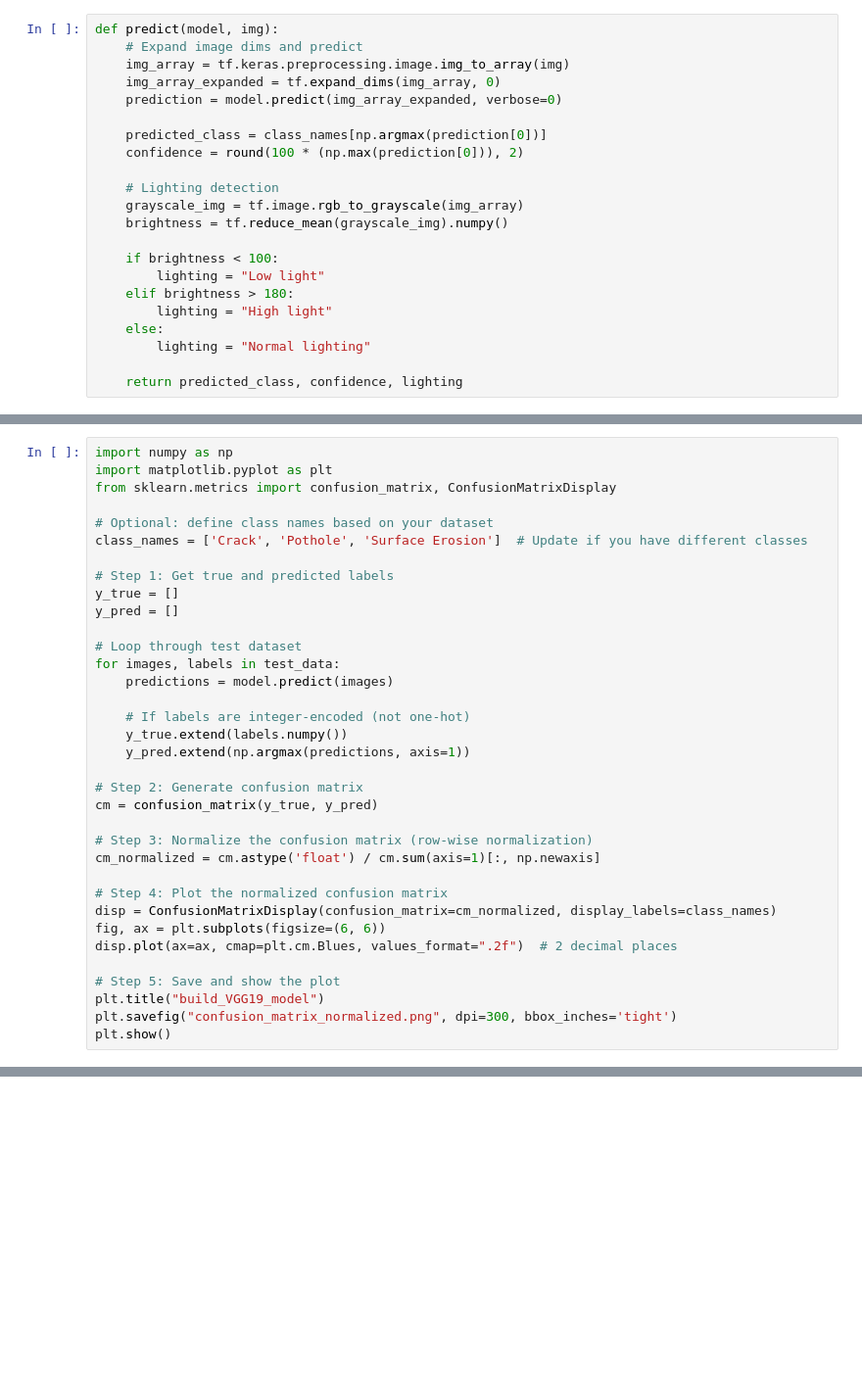
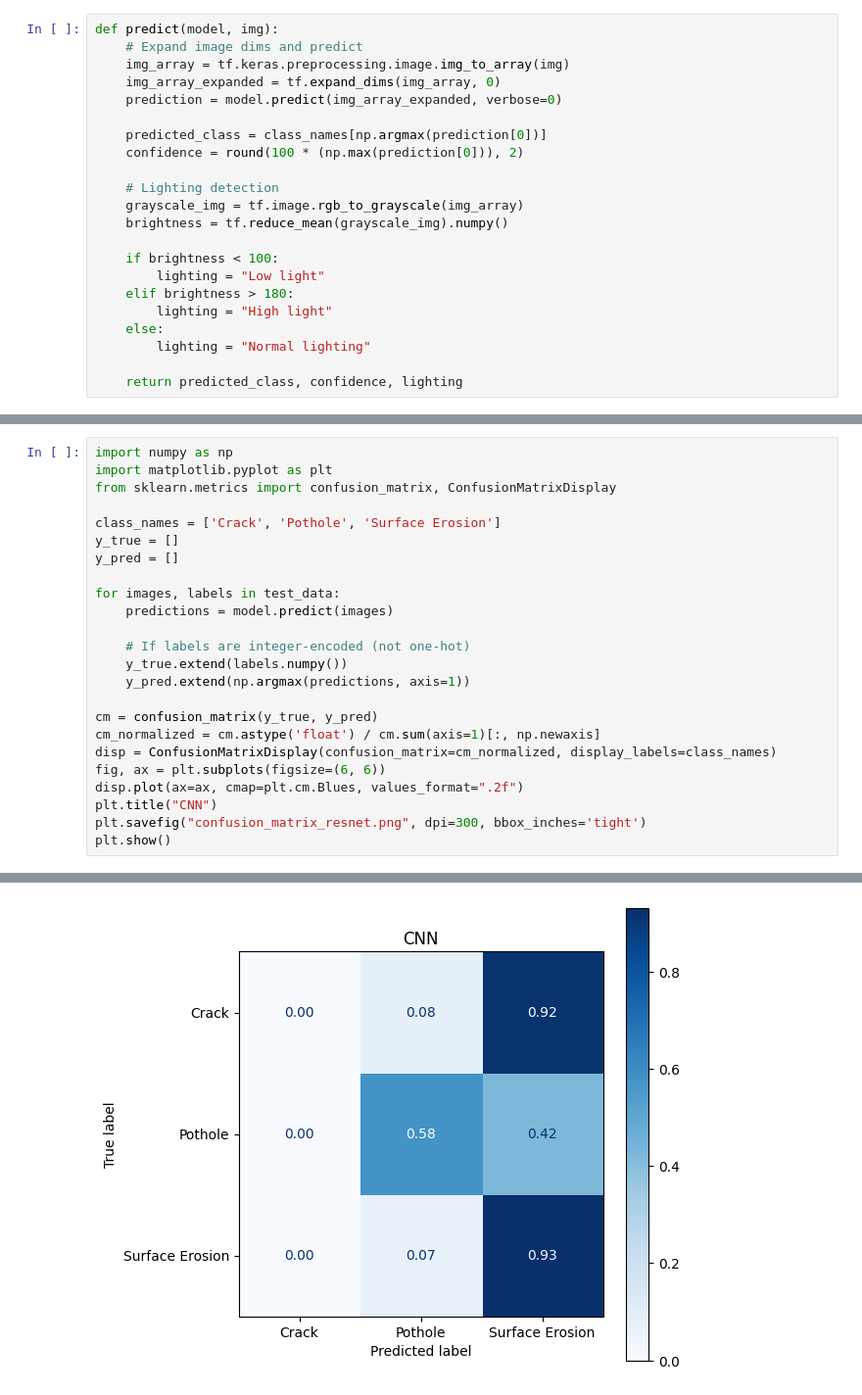
Before and after one commit to Masrafe-Siam/pothole_detection_CNN, a Jupyter notebook: Model/Resnet.ipynb, the cells around one changed output, grey strips where cells are left out. Shown at 98% size. Saved outputs shown, nothing was run; the diff lists cells and outputs as text; blank space fills up the shorter version.

Commit message:
trainned resnet model

```diff
--- a/Model/Resnet.ipynb
+++ b/Model/Resnet.ipynb
@@ -262,14 +373,10 @@ import numpy as np
 import matplotlib.pyplot as plt
 from sklearn.metrics import confusion_matrix, ConfusionMatrixDisplay
 
-# Optional: define class names based on your dataset
-class_names = ['Crack', 'Pothole', 'Surface Erosion']  # Update if you have different classes
-
-# Step 1: Get true and predicted labels
+class_names = ['Crack', 'Pothole', 'Surface Erosion']
 y_true = []
 y_pred = []
 
-# Loop through test dataset
 for images, labels in test_data:
     predictions = model.predict(images)
 
@@ -277,18 +384,12 @@ for images, labels in test_data:
     y_true.extend(labels.numpy())
     y_pred.extend(np.argmax(predictions, axis=1))
 
-# Step 2: Generate confusion matrix
 cm = confusion_matrix(y_true, y_pred)
-
-# Step 3: Normalize the confusion matrix (row-wise normalization)
 cm_normalized = cm.astype('float') / cm.sum(axis=1)[:, np.newaxis]
-
-# Step 4: Plot the normalized confusion matrix
 disp = ConfusionMatrixDisplay(confusion_matrix=cm_normalized, display_labels=class_names)
 fig, ax = plt.subplots(figsize=(6, 6))
-disp.plot(ax=ax, cmap=plt.cm.Blues, values_format=".2f")  # 2 decimal places
-
-# Step 5: Save and show the plot
-plt.title("build_VGG19_model")
-plt.savefig("confusion_matrix_normalized.png", dpi=300, bbox_inches='tight')
+disp.plot(ax=ax, cmap=plt.cm.Blues, values_format=".2f")
+plt.title("CNN")
+plt.savefig("confusion_matrix_resnet.png", dpi=300, bbox_inches='tight')
 plt.show()
+# %% [output]
@@ -294,0 +402 @@ plt.show()
+[figure, added]
```
Also changed, not shown: parts of 28 cells of this notebook, 3 other files.
